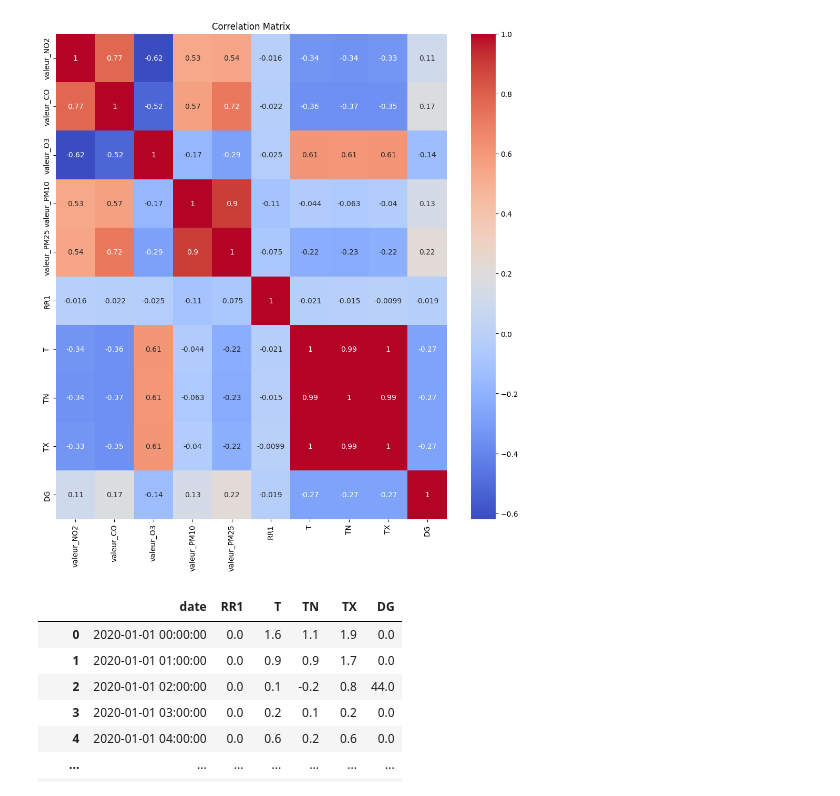
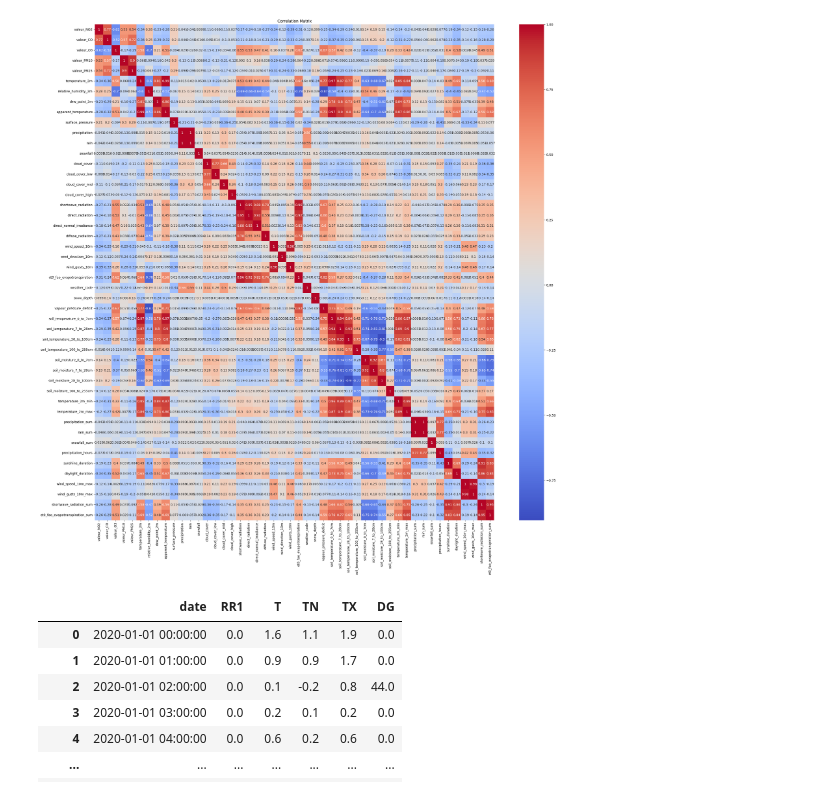
Before and after one commit to dorabijvoet/kaggle_air_quality_capgemini, a Jupyter notebook: notebooks/modeling.ipynb, the cells around one changed output. Saved outputs shown, nothing was run; the diff lists cells and outputs as text; code cells hidden in the pictures.

```diff
--- a/notebooks/modeling.ipynb
+++ b/notebooks/modeling.ipynb
@@ -32,0 +76,5 @@ df_train
+# %%
+full_index = pd.date_range(
+    start=df_weather.index.min(), end=df_weather.index.max(), freq="H"
+)
+df_weather = df_weather.reindex(full_index)
@@ -50,7 +107,11 @@ df_weather
-# %%
-# Ensure both dataframes have a datetime index if they don’t already
-df_train.index = pd.to_datetime(df_train.index)
-df_weather.index = pd.to_datetime(df_weather.index)
-
-# Combine using join on the "date" index
-df_combined = df_train.join(df_weather, how="inner")
+# %%
+# Check the timezone info for each index
+print(df_train.index.tz)  # Will print None if naive, otherwise the timezone
+print(df_weather.index.tz)
+
+# Option 1: If you want to make both timezone-naive (remove timezone)
+if df_train.index.tz or df_weather.index.tz:
+    df_train.index = df_train.index.tz_localize(
+        None
+    )  # Remove timezone from df_train if it has one
+    df_weather.index = df_weather.index.tz_localize(None)
@@ -56,0 +121,2 @@ df_combined = df_train.join(df_weather, how="inner")
+# %%
+df_combined = df_train.merge(df_weather, left_index=True, right_index=True)
@@ -74,14 +161,14 @@ df_combined
 # %%
 # Correlation matrix
 corr = df_combined.corr()
 
 # Plot heatmap of correlation matrix
-plt.figure(figsize=(12, 12))
+plt.figure(figsize=(28, 28))
 sns.heatmap(corr, annot=True, cmap="coolwarm")
 plt.title("Correlation Matrix")
 plt.show()
 # %% [output]
-[figure, old version]
+[figure, new version]
 # %%
 # Selecting the columns for modeling O3
 y = df_combined["valeur_O3"]
```
Also changed, not shown: parts of 25 cells of this notebook, 12 other files.
